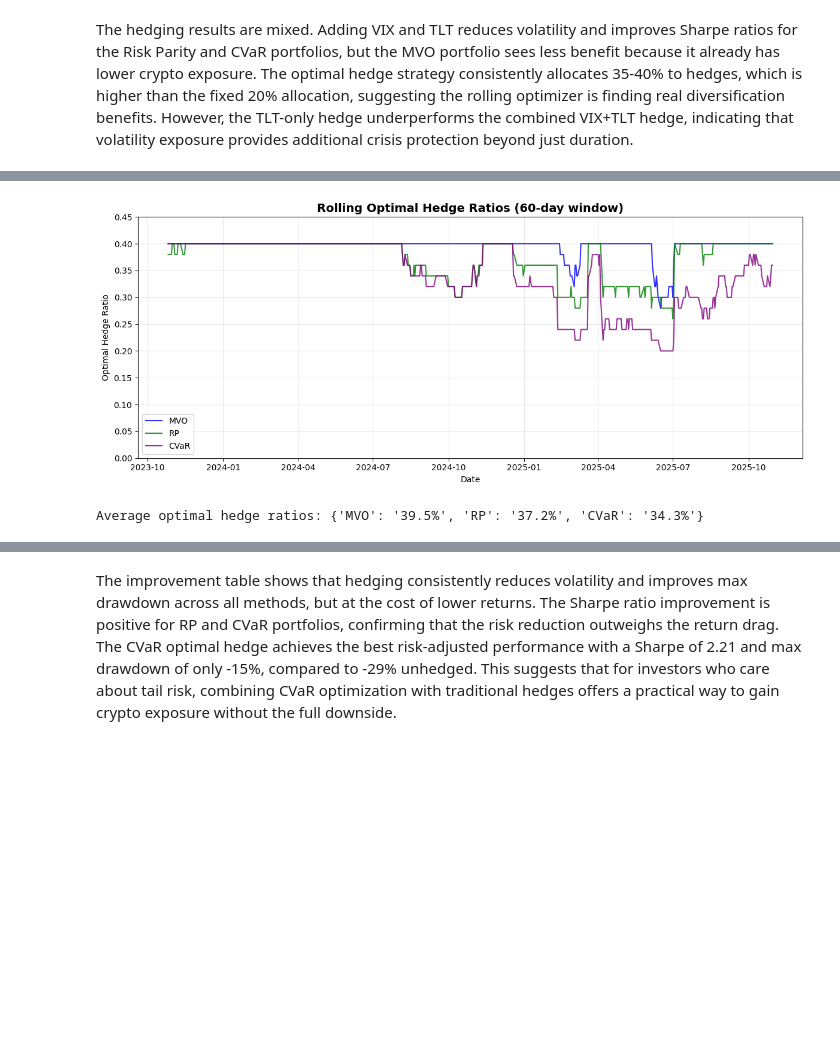
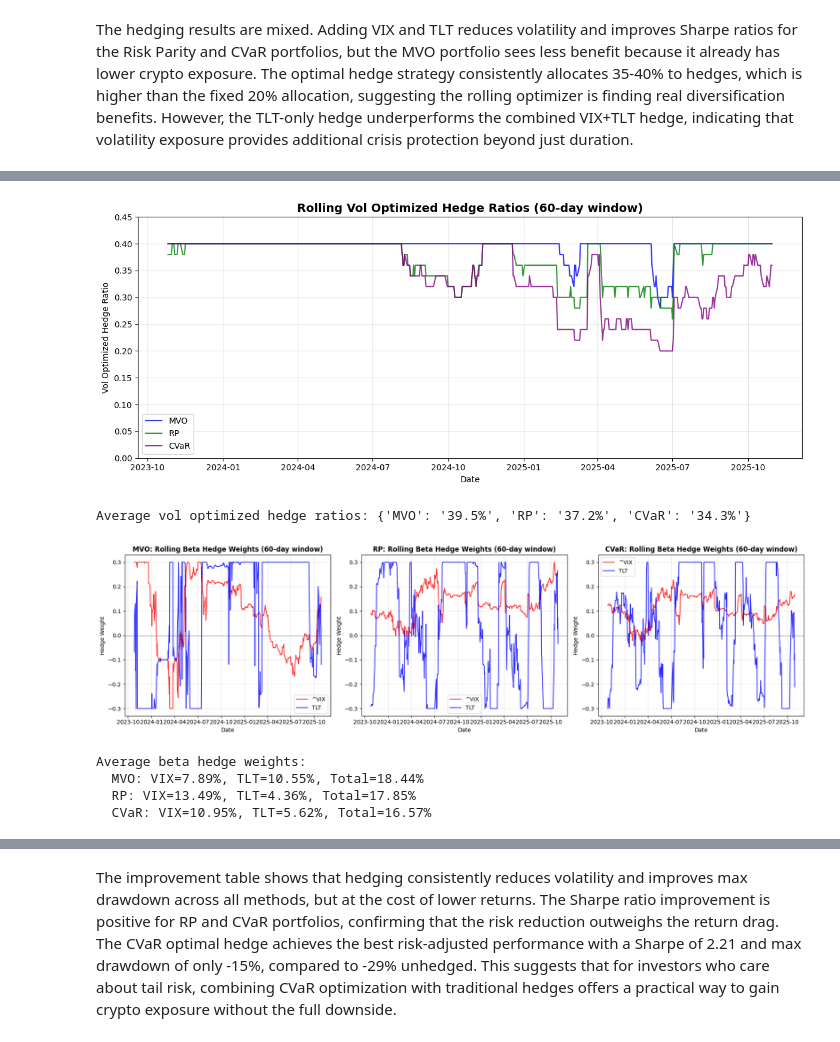
Before and after one commit to sahilnay/crypto-final-project-trad-crypto-assets, a Jupyter notebook: 5_portfolio_optimization/portfolio_optimization.ipynb, the cells around one changed output, grey strips where cells are left out. Saved outputs shown, nothing was run; the diff lists cells and outputs as text; code cells hidden in the pictures; blank space fills up the shorter version.

```diff
--- a/5_portfolio_optimization/portfolio_optimization.ipynb
+++ b/5_portfolio_optimization/portfolio_optimization.ipynb
@@ -538,15 +616,20 @@ for idx, method in enumerate(['MVO', 'RP', 'CVaR']):
     cum_tlt = (1 + tlt).cumprod()
     ax.plot(cum_tlt.index, cum_tlt.values, label='TLT Hedge (85/15)', linewidth=2, color='green')
 
-    # Optimal Hedge
-    optimal = all_crypto_portfolios[f'{method} Optimal Hedge']
-    cum_optimal = (1 + optimal).cumprod()
-    ax.plot(cum_optimal.index, cum_optimal.values, label='Optimal Hedge', linewidth=2, color='purple')
+    # Vol Optimized Hedge
+    vol_opt = all_crypto_portfolios[f'{method} Vol Optimized Hedge']
+    cum_vol_opt = (1 + vol_opt).cumprod()
+    ax.plot(cum_vol_opt.index, cum_vol_opt.values, label='Vol Optimized Hedge', linewidth=2, color='purple')
+
+    # Beta Hedge
+    beta = all_crypto_portfolios[f'{method} Beta Hedge']
+    cum_beta = (1 + beta).cumprod()
+    ax.plot(cum_beta.index, cum_beta.values, label='Beta Hedge', linewidth=2, color='orange')
 
     ax.set_title(f'{method} Portfolio: Hedging Comparison', fontsize=12, fontweight='bold')
     ax.set_xlabel('Date')
     ax.set_ylabel('Cumulative Return')
-    ax.legend(loc='upper left', fontsize=9)
+    ax.legend(loc='upper left', fontsize=8)
     ax.grid(True, alpha=0.3)
 
 plt.tight_layout()
@@ -561,7 +644,8 @@ for idx, method in enumerate(['MVO', 'RP', 'CVaR']):
     ax = axes[idx]
 
     for hedge_type, color in [('Unhedged', 'red'), ('Fixed Hedge', 'blue'),
-                               ('TLT Hedge', 'green'), ('Optimal Hedge', 'purple')]:
+                               ('TLT Hedge', 'green'), ('Vol Optimized Hedge', 'purple'),
+                               ('Beta Hedge', 'orange')]:
         rets = all_crypto_portfolios[f'{method} {hedge_type}']
         cum_ret = (1 + rets).cumprod()
         running_max = cum_ret.cummax()
@@ -571,7 +655,7 @@ for idx, method in enumerate(['MVO', 'RP', 'CVaR']):
     ax.set_title(f'{method} Portfolio: Drawdowns', fontsize=12, fontweight='bold')
     ax.set_xlabel('Date')
     ax.set_ylabel('Drawdown')
-    ax.legend(loc='lower left', fontsize=9)
+    ax.legend(loc='lower left', fontsize=8)
     ax.grid(True, alpha=0.3)
     ax.axhline(y=0, color='black', linestyle='--', linewidth=0.5)
 
@@ -583,22 +667,55 @@ plt.show()
 # %%
+# Vol Optimized Hedge Ratios
 fig, ax = plt.subplots(figsize=(12, 5))
 
 for method, color in [('MVO', 'blue'), ('RP', 'green'), ('CVaR', 'purple')]:
     ax.plot(hedge_ratio_history[method].index, hedge_ratio_history[method].values,
             label=f'{method}', linewidth=1.5, color=color, alpha=0.8)
 
 ax.set_xlabel('Date')
-ax.set_ylabel('Optimal Hedge Ratio')
-ax.set_title('Rolling Optimal Hedge Ratios (60-day window)', fontsize=14, fontweight='bold')
+ax.set_ylabel('Vol Optimized Hedge Ratio')
+ax.set_title('Rolling Vol Optimized Hedge Ratios (60-day window)', fontsize=14, fontweight='bold')
 ax.legend()
 ax.grid(True, alpha=0.3)
 ax.set_ylim(0, 0.45)
 plt.tight_layout()
-plt.savefig(os.path.join(FIG_DIR, 'rolling_optimal_hedge_ratios.png'), dpi=300, bbox_inches='tight')
+plt.savefig(os.path.join(FIG_DIR, 'rolling_vol_optimized_hedge_ratios.png'), dpi=300, bbox_inches='tight')
 plt.show()
 
-print("Average optimal hedge ratios:", {m: f"{hedge_ratio_history[m].mean():.1%}" for m in ['MVO', 'RP', 'CVaR']})
+print("Average vol optimized hedge ratios:", {m: f"{hedge_ratio_history[m].mean():.1%}" for m in ['MVO', 'RP', 'CVaR']})
+
+# Beta Hedge Weights
+fig, axes = plt.subplots(1, 3, figsize=(18, 5))
+
+for idx, method in enumerate(['MVO', 'RP', 'CVaR']):
+    ax = axes[idx]
+    beta_wts = beta_hedge_weights_history[method]
+
+    for col, color in [('^VIX', 'red'), ('TLT', 'blue')]:
+        if col in beta_wts.columns:
+            ax.plot(beta_wts.index, beta_wts[col].values, label=col, linewidth=1.5, color=color, alpha=0.8)
+
+    ax.axhline(y=0, color='black', linestyle='--', linewidth=0.5)
+    ax.set_xlabel('Date')
+    ax.set_ylabel('Hedge Weight')
+    ax.set_title(f'{method}: Rolling Beta Hedge Weights (60-day window)', fontsize=12, fontweight='bold')
+    ax.legend()
+    ax.grid(True, alpha=0.3)
+
+plt.tight_layout()
+plt.savefig(os.path.join(FIG_DIR, 'rolling_beta_hedge_weights.png'), dpi=300, bbox_inches='tight')
+plt.show()
+
+print("Average beta hedge weights:")
+for method in ['MVO', 'RP', 'CVaR']:
+    avg_wts = beta_hedge_weights_history[method].mean()
+    print(f"  {method}: VIX={avg_wts['^VIX']:.2%}, TLT={avg_wts['TLT']:.2%}, Total={avg_wts.sum():.2%}")
 # %% [output]
-[figure, old version]
+[figure, new version]
-Average optimal hedge ratios: {'MVO': '39.5%', 'RP': '37.2%', 'CVaR': '34.3%'}
+Average vol optimized hedge ratios: {'MVO': '39.5%', 'RP': '37.2%', 'CVaR': '34.3%'}
+[figure, added]
+Average beta hedge weights:
+  MVO: VIX=7.89%, TLT=10.55%, Total=18.44%
+  RP: VIX=13.49%, TLT=4.36%, Total=17.85%
+  CVaR: VIX=10.95%, TLT=5.62%, Total=16.57%
 # %%
```
Also changed, not shown: parts of 7 cells of this notebook, 7 other files.
